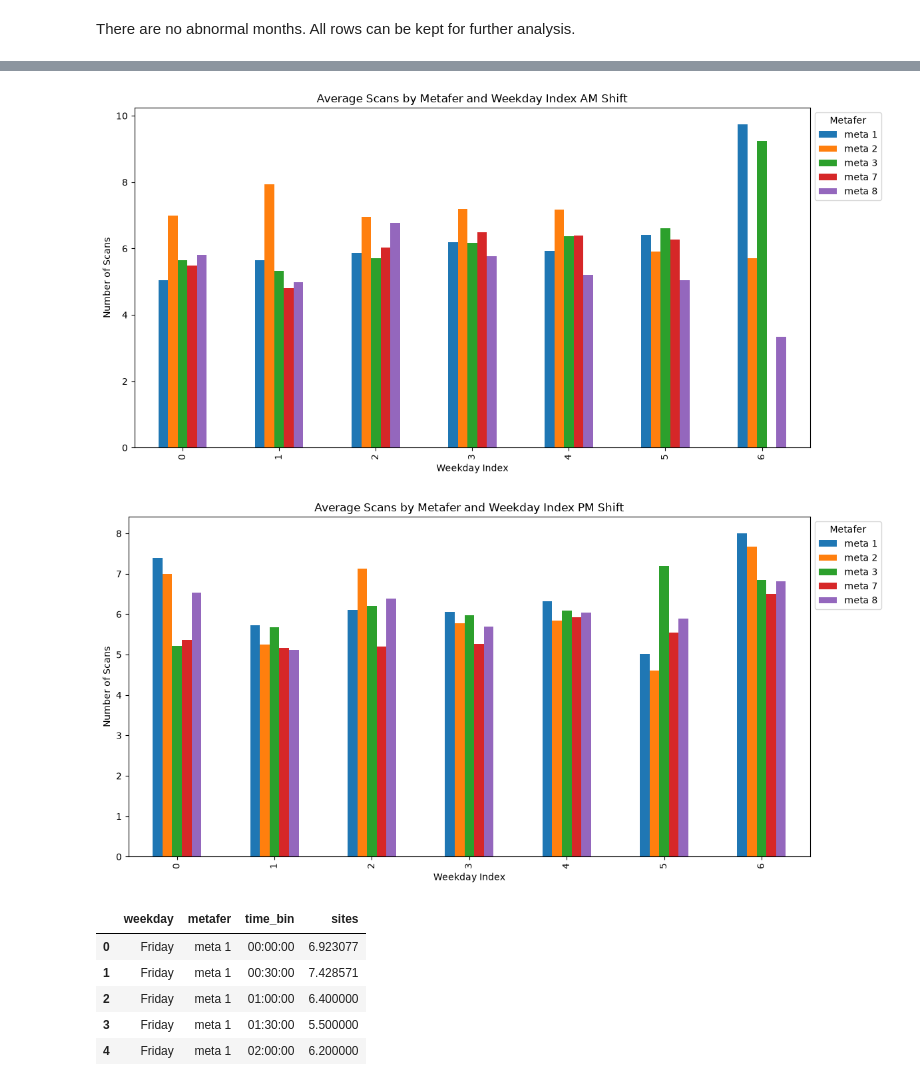
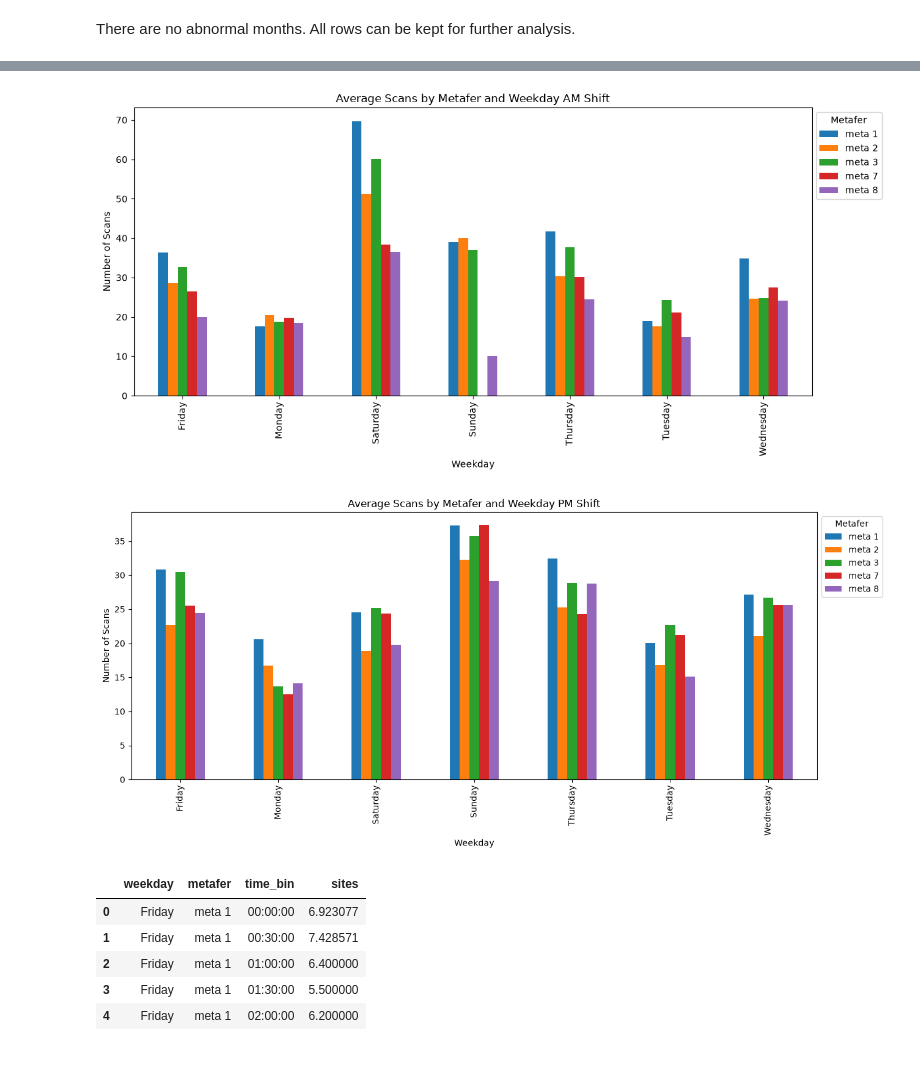
Before and after one commit to victoria-ann/metafer_usage, a Jupyter notebook: metafer_usage/notebook/EDA_Metafer_Usage.ipynb, the cells around one changed output, grey strips where cells are left out. Drawn from its saved outputs; the diff is of its cells as text; code cells hidden in the pictures.

```diff
--- a/metafer_usage/notebook/EDA_Metafer_Usage.ipynb
+++ b/metafer_usage/notebook/EDA_Metafer_Usage.ipynb
@@ -405,34 +361,45 @@ plt.show()
 # %%
 # Create pivot tables for day and night shifts to show the average number of scans for each metafer on each day of the week
-am_weekday_totals_pivot = am_weekday_metafer_totals.pivot(
-    index='weekday_index',
+am_weekday_metafer_totals = (
+    am_df.groupby(['weekday','date','metafer'], as_index=False)['scans']
+      .sum()
+)
+am_metafer_avg_scans = am_weekday_metafer_totals.groupby(['weekday','metafer'], as_index=False)['scans'].mean()
+
+am_weekday_totals_pivot = am_metafer_avg_scans.pivot(
+    index='weekday',
     columns='metafer',
     values='scans')
 
-pm_weekday_totals_pivot = pm_weekday_metafer_totals.pivot(
-    index='weekday_index',
+pm_weekday_metafer_totals = (
+    pm_df.groupby(['weekday','date','metafer'], as_index=False)['scans']
+      .sum()
+)
+pm_metafer_avg_scans = pm_weekday_metafer_totals.groupby(['weekday','metafer'], as_index=False)['scans'].mean()
+pm_weekday_totals_pivot = pm_metafer_avg_scans.pivot(
+    index='weekday',
     columns='metafer',
     values='scans')
 # %%
 am_weekday_totals_pivot.plot(kind='bar',figsize=(12,6))
-plt.title(f"Average Scans by Metafer and Weekday Index AM Shift")
-plt.xlabel("Weekday Index")
+plt.title(f"Average Scans by Metafer and Weekday AM Shift")
+plt.xlabel("Weekday")
 plt.ylabel("Number of Scans")
-plt.legend(title="Metafer", bbox_to_anchor=(1, 1))
+plt.legend(title="Metafer", bbox_to_anchor=(1.11, 1))
 plt.tight_layout()
 plt.show()
 # %% [output]
-[figure, old version]
+[figure, new version]
 # %%
 pm_weekday_totals_pivot.plot(kind='bar',figsize=(12,6))
-plt.title(f"Average Scans by Metafer and Weekday Index PM Shift")
-plt.xlabel("Weekday Index")
+plt.title(f"Average Scans by Metafer and Weekday PM Shift")
+plt.xlabel("Weekday")
 plt.ylabel("Number of Scans")
 plt.legend(title="Metafer", bbox_to_anchor=(1, 1))
 plt.tight_layout()
 plt.show()
 # %% [output]
-[figure, old version]
+[figure, new version]
 # %%
 # Make groups by metafer used, day of the week and time bin (time aggregation)
 """ The average sites column is indicative of how many sites scanned
```
Also changed, not shown: parts of 22 cells of this notebook, 6 other files.
